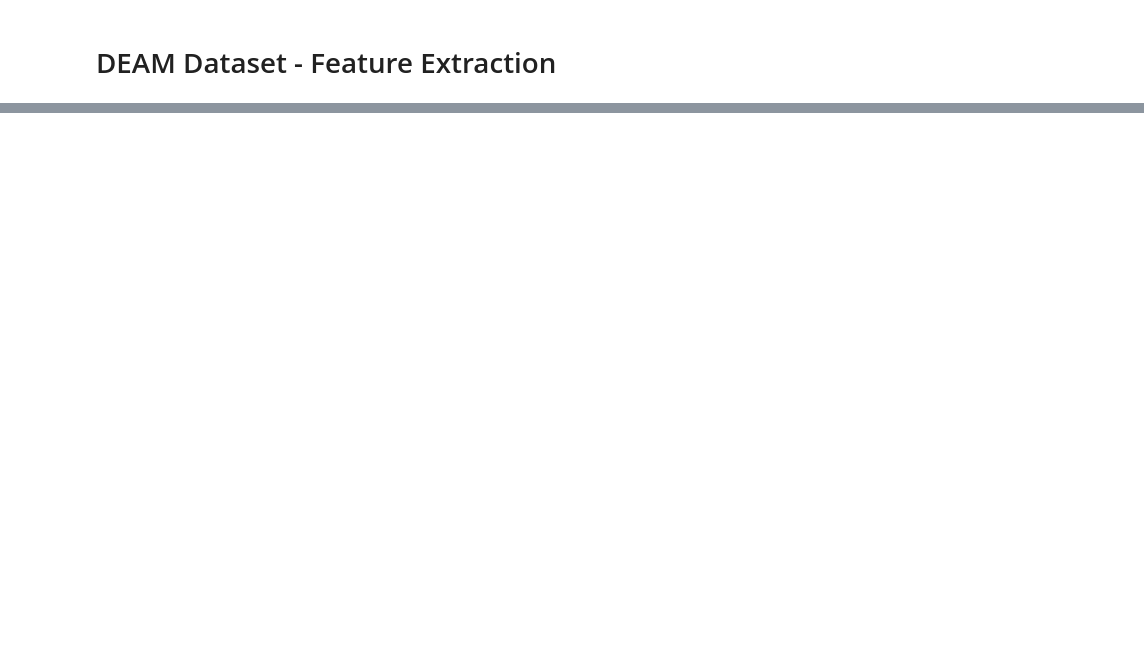
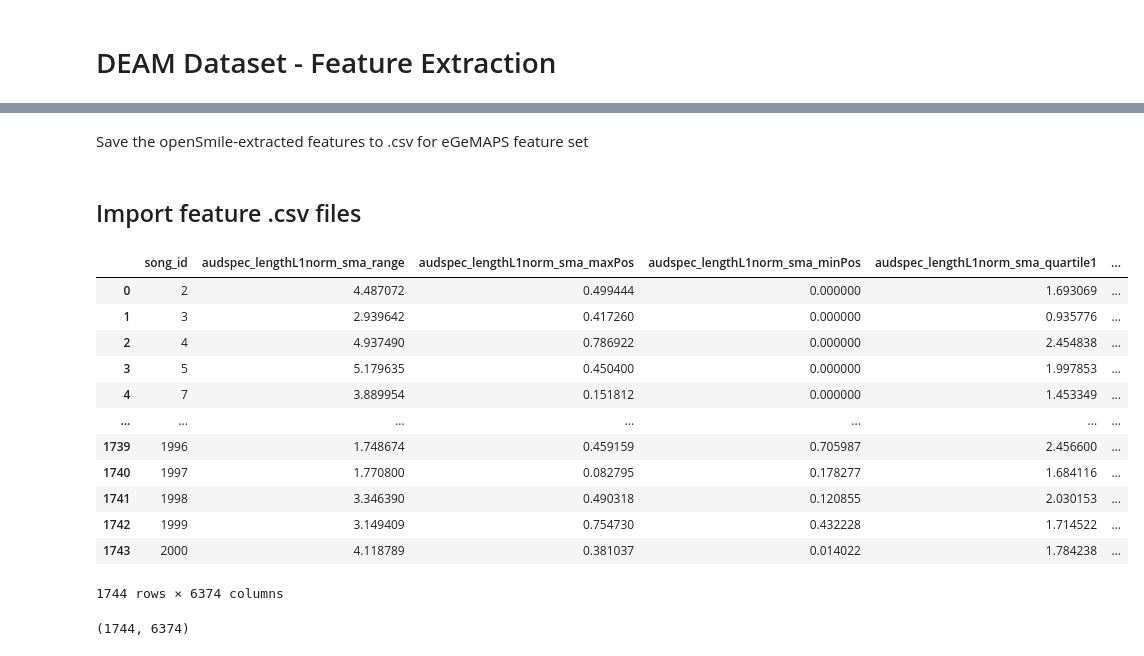
Before and after one commit to Fe-56/CDeeS, a Jupyter notebook: notebooks/deam/deam_feature_extraction.ipynb, the cells around one changed output, grey strips where cells are left out. Drawn from its saved outputs; the diff is of its cells as text; code cells hidden in the pictures; blank space fills up the shorter version.

```diff
--- a/notebooks/deam/deam_feature_extraction.ipynb
+++ b/notebooks/deam/deam_feature_extraction.ipynb
@@ -24,0 +331,2 @@ y
+# %% [markdown]
+Save the openSmile-extracted features to .csv for eGeMAPS feature set
@@ -24,0 +335,32 @@ y
+# %% [markdown]
+## Import feature .csv files
+# %%
+df_opensmile_compare_2016 = pd.read_csv(get_deam_path('processed/opensmile_compare2016_features.csv'))
+df_opensmile_emobase = pd.read_csv(get_deam_path('processed/opensmile_emobase_features.csv'))
+df_opensmile_gemaps = pd.read_csv(get_deam_path('processed/opensmile_gemaps_features.csv'))
+df_opensmile_egemaps = pd.read_csv(get_deam_path('processed/opensmile_egemaps_features.csv'))
+
+# drop Unnamed:0 column
+df_opensmile_compare_2016 = df_opensmile_compare_2016[df_opensmile_compare_2016.columns[1:]]
+df_opensmile_emobase = df_opensmile_emobase[df_opensmile_emobase.columns[1:]]
+df_opensmile_gemaps = df_opensmile_gemaps[df_opensmile_gemaps.columns[1:]]
+df_opensmile_egemaps = df_opensmile_egemaps[df_opensmile_egemaps.columns[1:]]
+
+
+display(df_opensmile_compare_2016)
+print(df_opensmile_compare_2016.shape)
+# %% [output]
+|  | song_id | audspec_lengthL1norm_sma_range | audspec_lengthL1norm_sma_maxPos | audspec_lengthL1norm_sma_minPos | audspec_lengthL1norm_sma_quartile1 | ... |
+| 0 | 2 | 4.487072 | 0.499444 | 0.000000 | 1.693069 | ... |
+| 1 | 3 | 2.939642 | 0.417260 | 0.000000 | 0.935776 | ... |
+| 2 | 4 | 4.937490 | 0.786922 | 0.000000 | 2.454838 | ... |
+| 3 | 5 | 5.179635 | 0.450400 | 0.000000 | 1.997853 | ... |
+| 4 | 7 | 3.889954 | 0.151812 | 0.000000 | 1.453349 | ... |
+| ... | ... | ... | ... | ... | ... | ... |
+| 1739 | 1996 | 1.748674 | 0.459159 | 0.705987 | 2.456600 | ... |
+| 1740 | 1997 | 1.770800 | 0.082795 | 0.178277 | 1.684116 | ... |
+| 1741 | 1998 | 3.346390 | 0.490318 | 0.120855 | 2.030153 | ... |
+| 1742 | 1999 | 3.149409 | 0.754730 | 0.432228 | 1.714522 | ... |
+| 1743 | 2000 | 4.118789 | 0.381037 | 0.014022 | 1.784238 | ... |
+1744 rows × 6374 columns
+(1744, 6374)
```
Also changed, not shown: parts of 39 cells of this notebook, 3 other files.
